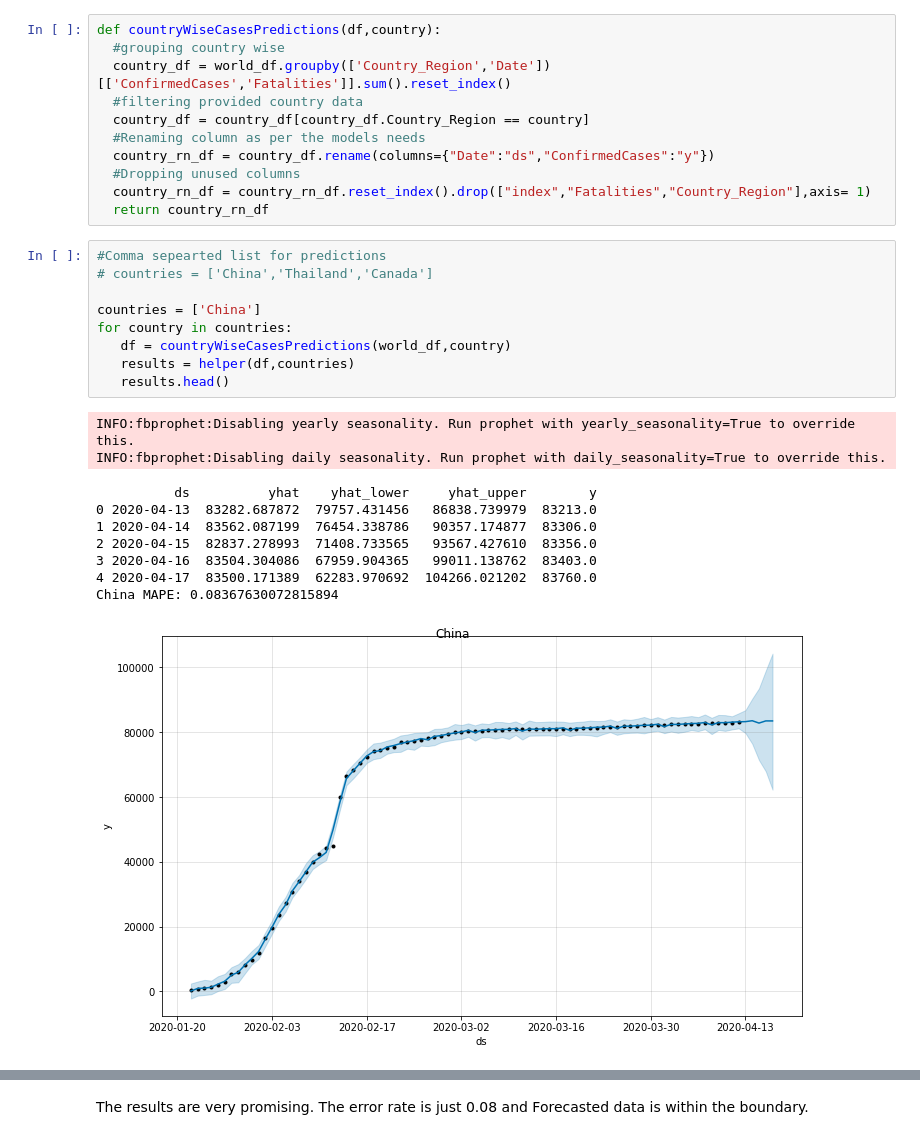
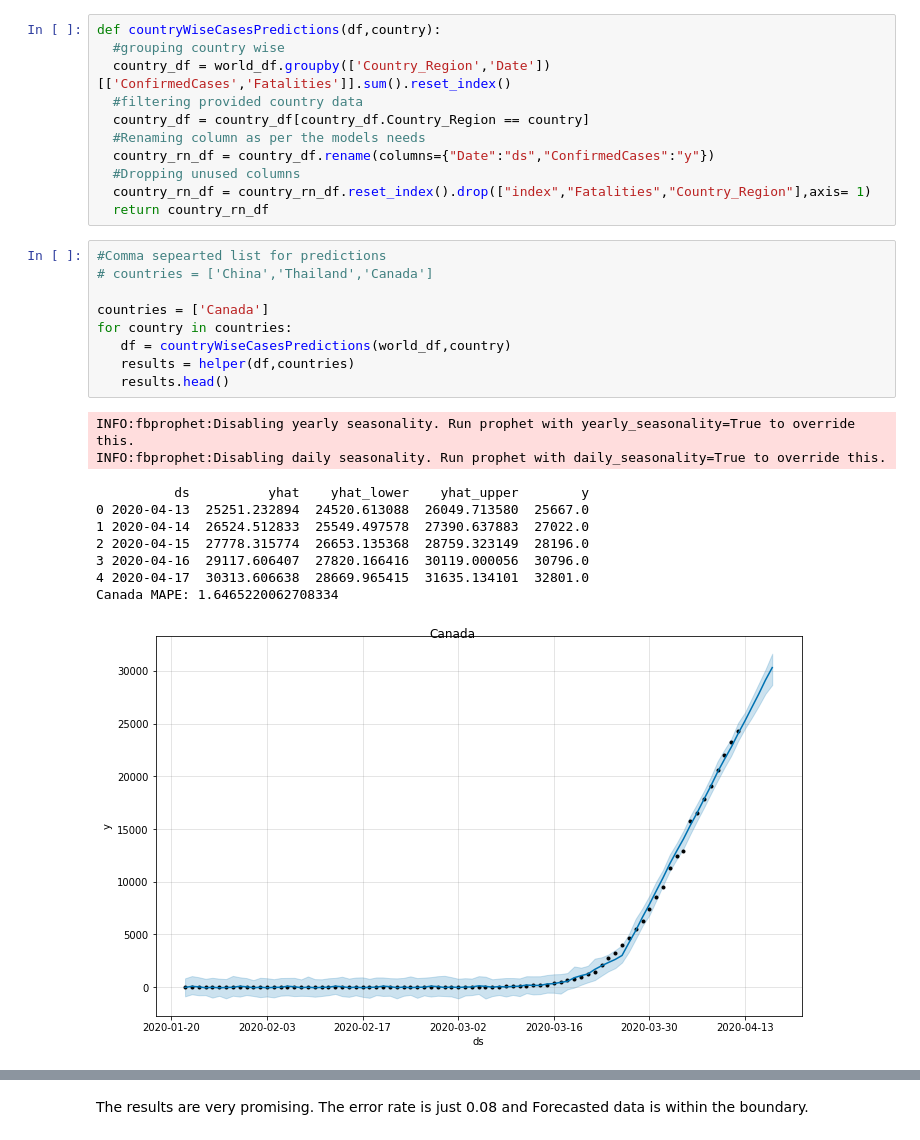
Before and after one commit to bitprj/covid19, a Jupyter notebook: covid19.ipynb, the cells around one changed output, grey strips where cells are left out. Saved outputs shown, nothing was run; the diff lists cells and outputs as text.

```diff
--- a/covid19.ipynb
+++ b/covid19.ipynb
@@ -399,20 +402,20 @@ def countryWiseCasesPredictions(df,country):
 # %%
 #Comma sepearted list for predictions
 # countries = ['China','Thailand','Canada']
 
-countries = ['China']
+countries = ['Canada']
 for country in countries:
    df = countryWiseCasesPredictions(world_df,country)
    results = helper(df,countries)
    results.head()
 # %% [output]
 INFO:fbprophet:Disabling yearly seasonality. Run prophet with yearly_seasonality=True to override this.
 INFO:fbprophet:Disabling daily seasonality. Run prophet with daily_seasonality=True to override this.
-          ds          yhat    yhat_lower     yhat_upper        y
-0 2020-04-13  83282.687872  79757.431456   86838.739979  83213.0
-1 2020-04-14  83562.087199  76454.338786   90357.174877  83306.0
-2 2020-04-15  82837.278993  71408.733565   93567.427610  83356.0
-3 2020-04-16  83504.304086  67959.904365   99011.138762  83403.0
-4 2020-04-17  83500.171389  62283.970692  104266.021202  83760.0
-China MAPE: 0.08367630072815894
+          ds          yhat    yhat_lower    yhat_upper        y
+0 2020-04-13  25251.232894  24520.613088  26049.713580  25667.0
+1 2020-04-14  26524.512833  25549.497578  27390.637883  27022.0
+2 2020-04-15  27778.315774  26653.135368  28759.323149  28196.0
+3 2020-04-16  29117.606407  27820.166416  30119.000056  30796.0
+4 2020-04-17  30313.606638  28669.965415  31635.134101  32801.0
+Canada MAPE: 1.6465220062708334
-[figure, old version]
+[figure, new version]
```
Also changed, not shown: parts of 5 cells of this notebook.
